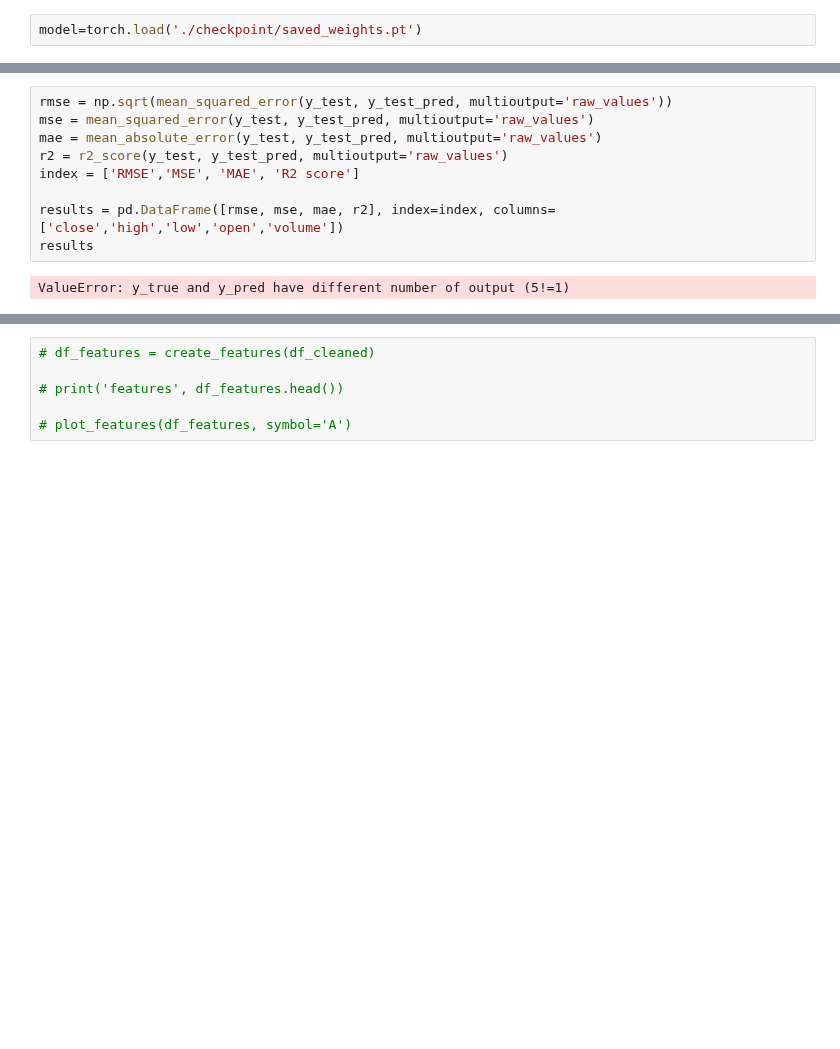
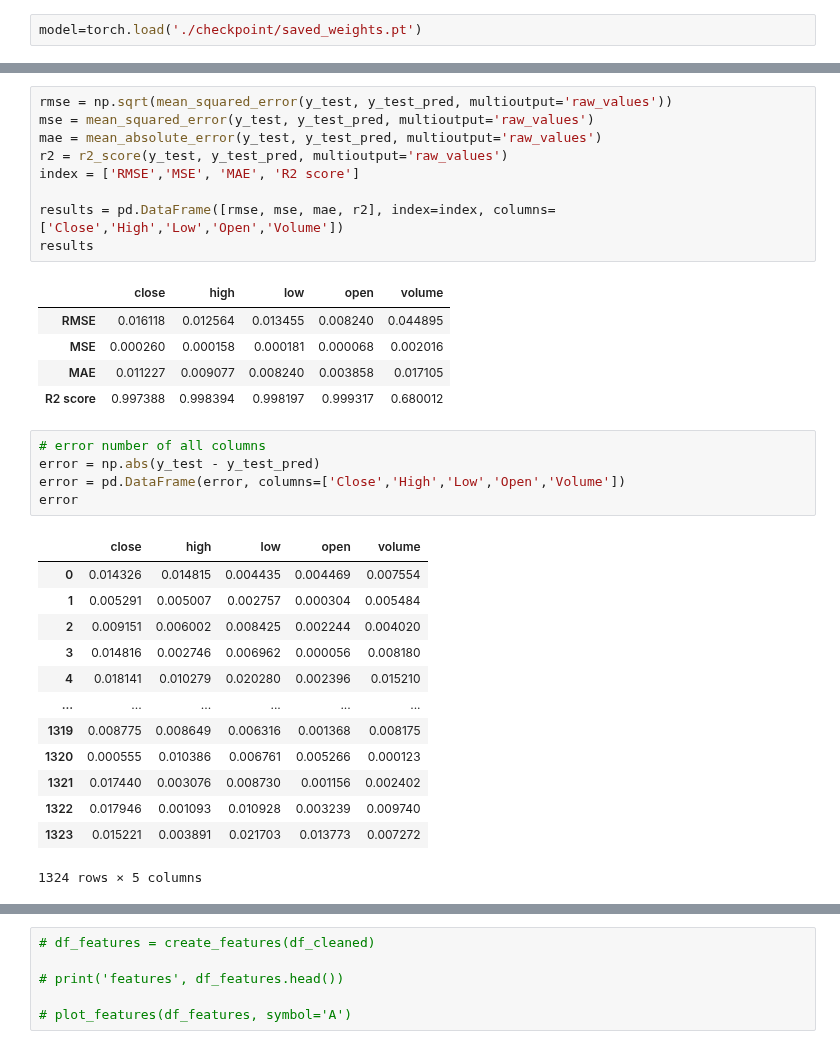
Before and after one commit to LHSang6403/thesis-xang-chuong, a Jupyter notebook: LSTM3.ipynb, the cells around one changed output, grey strips where cells are left out. Saved outputs shown, nothing was run; the diff lists cells and outputs as text; blank space fills up the shorter version.

```diff
--- a/LSTM3.ipynb
+++ b/LSTM3.ipynb
@@ -289,10 +288,33 @@ mae = mean_absolute_error(y_test, y_test_pred, multioutput='raw_values')
 r2 = r2_score(y_test, y_test_pred, multioutput='raw_values')
 index = ['RMSE','MSE', 'MAE', 'R2 score']
 
-results = pd.DataFrame([rmse, mse, mae, r2], index=index, columns=['close','high','low','open','volume'])
+results = pd.DataFrame([rmse, mse, mae, r2], index=index, columns=['Close','High','Low','Open','Volume'])
 results
 # %% [output]
-ValueError: y_true and y_pred have different number of output (5!=1)
+|  | close | high | low | open | volume |
+| RMSE | 0.016118 | 0.012564 | 0.013455 | 0.008240 | 0.044895 |
+| MSE | 0.000260 | 0.000158 | 0.000181 | 0.000068 | 0.002016 |
+| MAE | 0.011227 | 0.009077 | 0.008240 | 0.003858 | 0.017105 |
+| R2 score | 0.997388 | 0.998394 | 0.998197 | 0.999317 | 0.680012 |
+# %%
+# error number of all columns
+error = np.abs(y_test - y_test_pred)
+error = pd.DataFrame(error, columns=['Close','High','Low','Open','Volume'])
+error
+# %% [output]
+|  | close | high | low | open | volume |
+| 0 | 0.014326 | 0.014815 | 0.004435 | 0.004469 | 0.007554 |
+| 1 | 0.005291 | 0.005007 | 0.002757 | 0.000304 | 0.005484 |
+| 2 | 0.009151 | 0.006002 | 0.008425 | 0.002244 | 0.004020 |
+| 3 | 0.014816 | 0.002746 | 0.006962 | 0.000056 | 0.008180 |
+| 4 | 0.018141 | 0.010279 | 0.020280 | 0.002396 | 0.015210 |
+| ... | ... | ... | ... | ... | ... |
+| 1319 | 0.008775 | 0.008649 | 0.006316 | 0.001368 | 0.008175 |
+| 1320 | 0.000555 | 0.010386 | 0.006761 | 0.005266 | 0.000123 |
+| 1321 | 0.017440 | 0.003076 | 0.008730 | 0.001156 | 0.002402 |
+| 1322 | 0.017946 | 0.001093 | 0.010928 | 0.003239 | 0.009740 |
+| 1323 | 0.015221 | 0.003891 | 0.021703 | 0.013773 | 0.007272 |
+1324 rows × 5 columns
 # %%
 fig, ax = plt.subplots(nrows=1, ncols=5)
 fig.set_figwidth(25)
```
Also changed, not shown: parts of 4 cells of this notebook.
